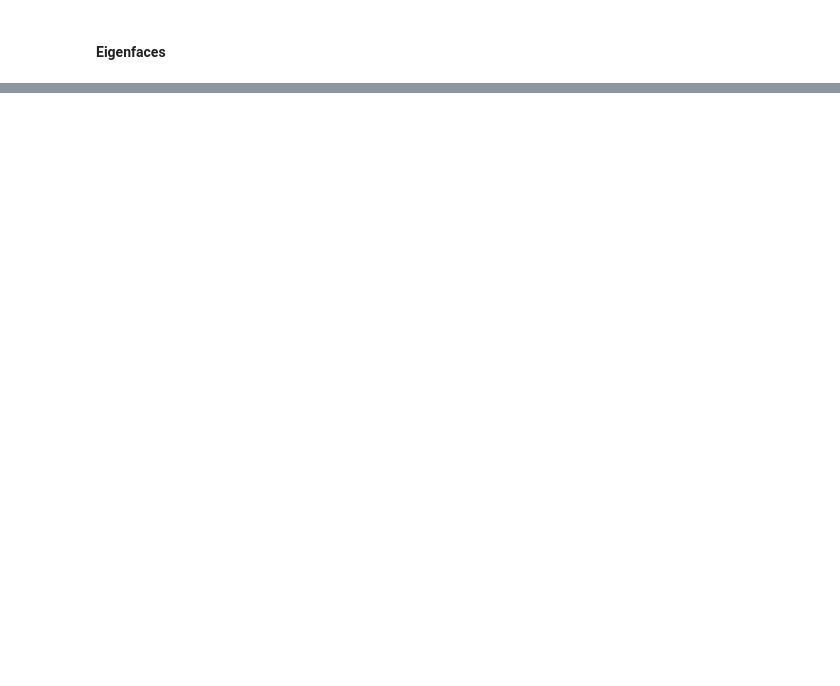
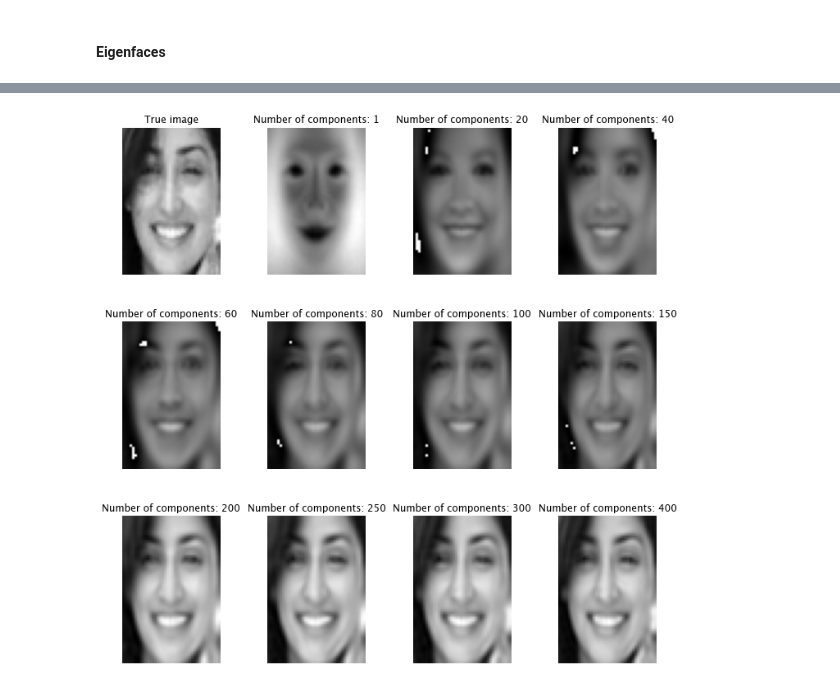
Before and after one commit to ymohamedahmed/blog-posts, a Jupyter notebook: pca/pca.ipynb, the cells around one changed output, grey strips where cells are left out. Saved outputs shown, nothing was run; the diff lists cells and outputs as text; code cells hidden in the pictures; blank space fills up the shorter version.

```diff
--- a/pca/pca.ipynb
+++ b/pca/pca.ipynb
@@ -397,9 +342,0 @@ Image.fromarray(np.uint8(rec))
-# %%
-n_c = 400
-proj = D[:n_c,:].T
-test_im = imag_arr[0,:]
-# rec = ((proj.T@(proj@test_im))+np.mean(imag_arr, axis=0)).reshape((dims[1], dims[0]))
-# rec = (proj.T@proj@test_im).reshape((dims[1], dims[0]))
-rec = (test_im@proj@proj.T).reshape((dims[1], dims[0]))
-print(rec)
-Image.fromarray(np.uint8(rec))
@@ -473,0 +343,2 @@ array([-0.02044449+0.j, -0.01783256+0.j, -0.02044449+0.j, ...,
+# %%
+_, D = pca_eig(imag_arr)
@@ -473,0 +350,28 @@ array([-0.02044449+0.j, -0.01783256+0.j, -0.02044449+0.j, ...,
+# %%
+def reconstruct(num_components, encoding_matrix, test_image):
+    proj = encoding_matrix[:,:num_components]
+    rec = (test_image@proj@proj.T).reshape(reversed_dims)
+    return Image.fromarray(np.uint8(rec))
+# %%
+components = [1, 20, 40, 60, 80, 100, 150, 200, 250, 300, 400]
+
+i = np.random.randint(low=0, high=imag_arr.shape[0])
+test_img = imag_arr[i, :]
+
+h, w = 10, 10
+nrows, ncols = 3,4
+figsize = [10, 10]
+
+
+fig, ax = plt.subplots(nrows=nrows, ncols=ncols, figsize=figsize)
+
+for i, axi in enumerate(ax.flat):
+    img = Image.fromarray(np.uint8(test_img.reshape(reversed_dims))) if i==0 else reconstruct(components[i-1], D, test_img)
+    axi.imshow(img, cmap="gray")
+    axi.set_title("True image" if i==0 else f"Number of components: {components[i-1]}")
+    axi.axis('off')
+
+plt.tight_layout(True)
+plt.show()
+# %% [output]
+[figure, added]
```
Also changed, not shown: parts of 54 cells of this notebook, 3 other files.
